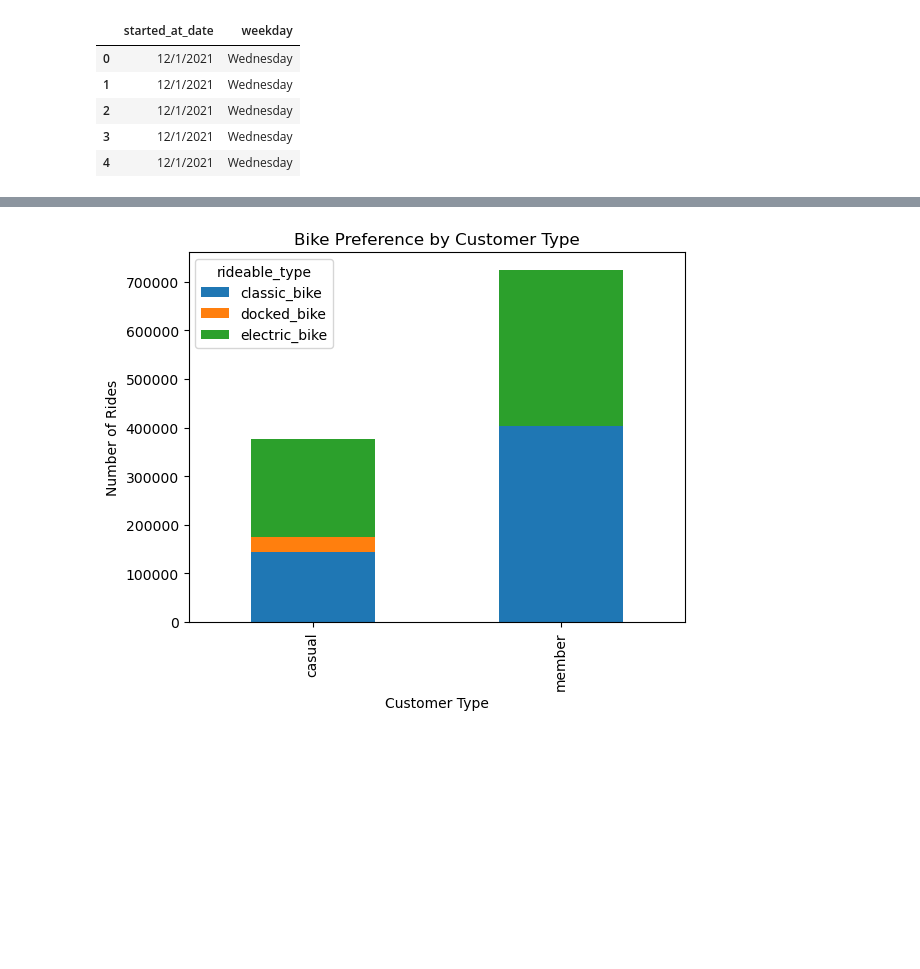
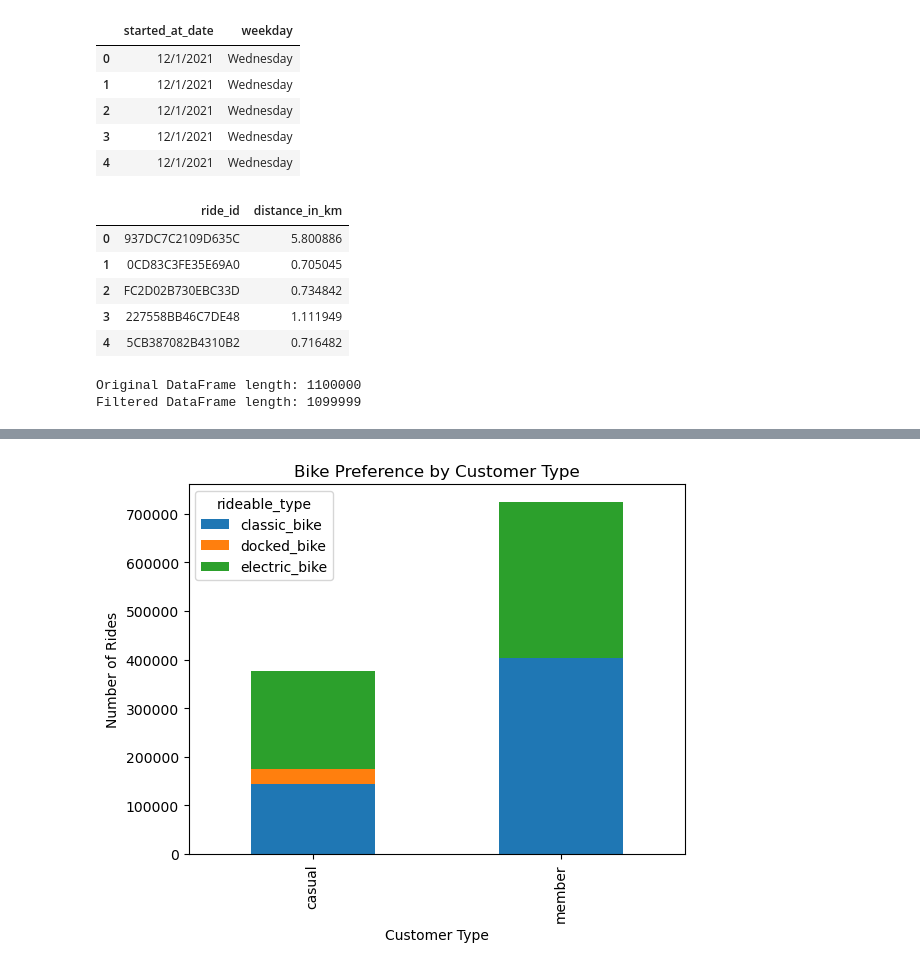
Before and after one commit to aravindpabbisetty/BigDataGroup18, a Jupyter notebook: BikeSharing.ipynb, the cells around one changed output, grey strips where cells are left out. Cells and saved outputs as stored; diff of their text form; code cells hidden in the pictures; blank space fills up the shorter version.

```diff
--- a/BikeSharing.ipynb
+++ b/BikeSharing.ipynb
@@ -152,6 +153,41 @@ datafile[['started_at_date','weekday']].head()
 | 2 | 12/1/2021 | Wednesday |
 | 3 | 12/1/2021 | Wednesday |
 | 4 | 12/1/2021 | Wednesday |
+# %%
+def haversine(start_lat, start_lng, end_lat, end_lng):
+    # Convert decimal degrees to radians
+    start_lat, start_lng, end_lat, end_lng = map(np.radians, [start_lat, start_lng, end_lat, end_lng])
+
+    # Haversine formula
+    d_lat = end_lat - start_lat
+    d_lng = end_lng - start_lng
+    a = np.sin(d_lat/2)**2 + np.cos(start_lat) * np.cos(end_lat) * np.sin(d_lng/2)**2
+    c = 2 * np.arcsin(np.sqrt(a))
+    r = 6371
+    return c * r
+
+datafile['distance_in_km']=haversine(datafile['start_lat'],datafile['start_lng'],datafile['end_lat'],datafile['end_lng'])
+datafile[['ride_id','distance_in_km']].head()
+# %% [output]
+|  | ride_id | distance_in_km |
+| 0 | 937DC7C2109D635C | 5.800886 |
+| 1 | 0CD83C3FE35E69A0 | 0.705045 |
+| 2 | FC2D02B730EBC33D | 0.734842 |
+| 3 | 227558BB46C7DE48 | 1.111949 |
+| 4 | 5CB387082B4310B2 | 0.716482 |
+# %%
+# Detecting outliers and removing them
+lat_mean, lng_mean = datafile['start_lat'].mean(), datafile['start_lng'].mean()
+lat_std, lng_std = datafile['start_lat'].std(), datafile['start_lng'].std()
+
+df_filtered = datafile[(np.abs(datafile['start_lat'] - lat_mean) < 6 * lat_std) &
+                 (np.abs(datafile['start_lng'] - lng_mean) < 6 * lng_std)]
+
+print(f"Original DataFrame length: {len(datafile)}")
+print(f"Filtered DataFrame length: {len(df_filtered)}")
+# %% [output]
+Original DataFrame length: 1100000
+Filtered DataFrame length: 1099999
 # %%
 skew=datafile.skew(numeric_only=True)
 skew
```
Also changed, not shown: parts of 10 cells of this notebook, 2 other files.
